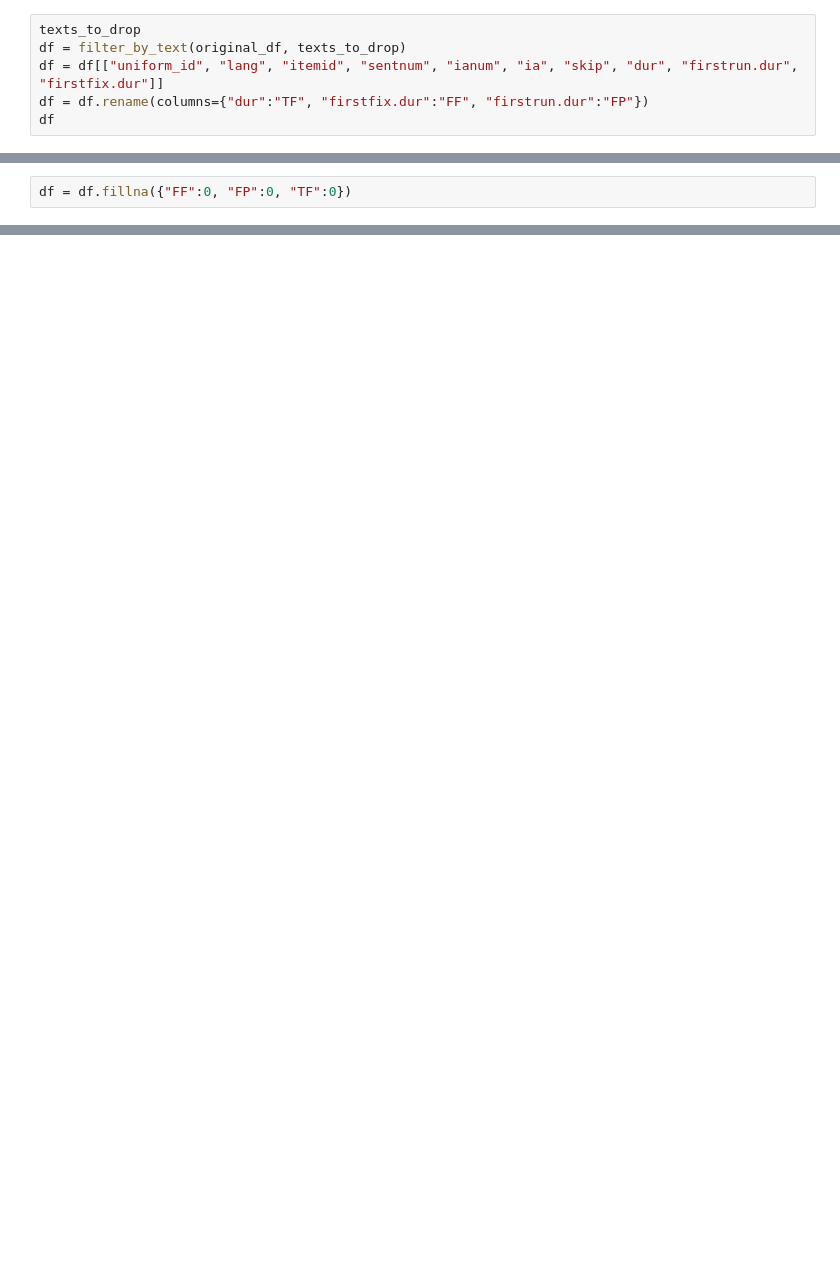
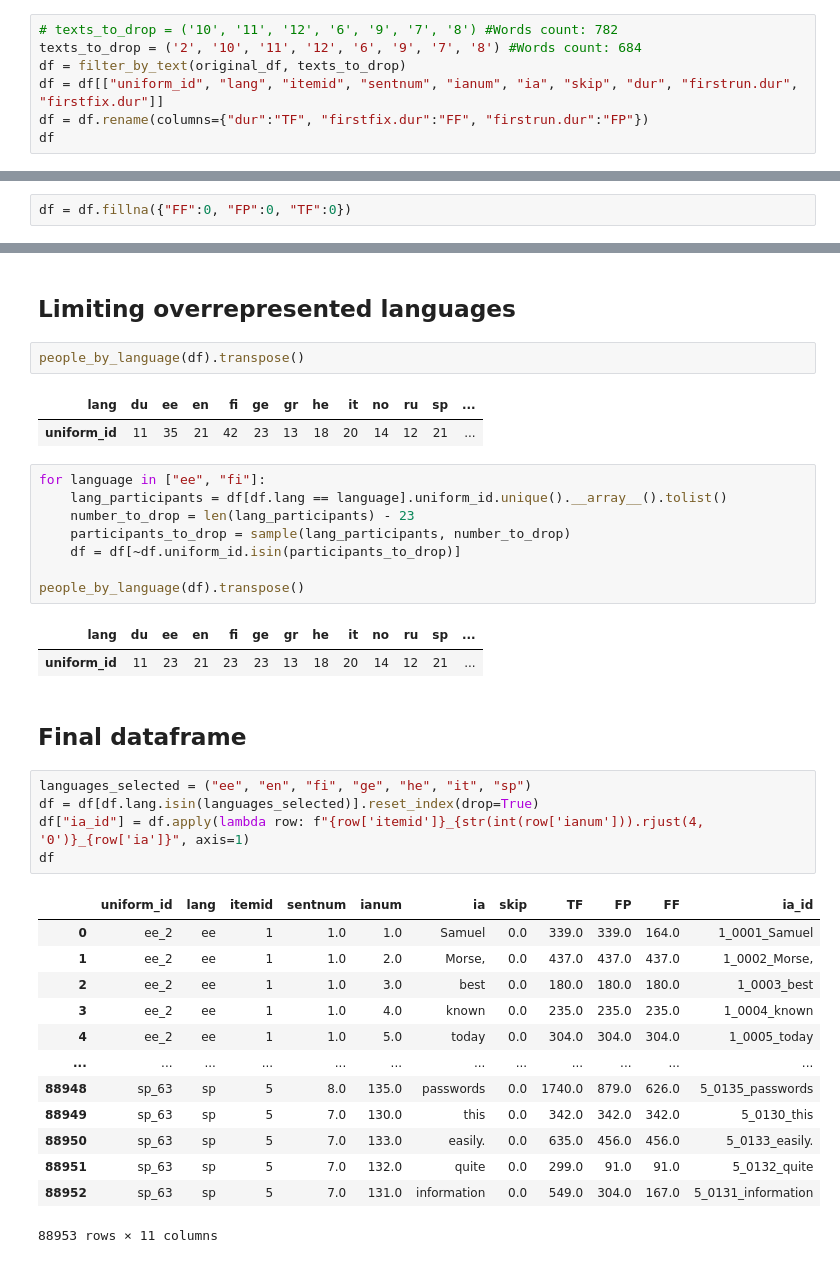
Before and after one commit to linaskerath/ANLP_project, a Jupyter notebook: scripts/data_preparation_new.ipynb, the cells around one changed output, grey strips where cells are left out. Drawn from its saved outputs; the diff is of its cells as text; blank space fills up the shorter version.

```diff
--- a/scripts/data_preparation_new.ipynb
+++ b/scripts/data_preparation_new.ipynb
@@ -242,7 +227,8 @@ Words count: 782
 # %% [markdown]
 ## Dataframe modification
 # %%
-texts_to_drop
+# texts_to_drop = ('10', '11', '12', '6', '9', '7', '8') #Words count: 782
+texts_to_drop = ('2', '10', '11', '12', '6', '9', '7', '8') #Words count: 684
 df = filter_by_text(original_df, texts_to_drop)
 df = df[["uniform_id", "lang", "itemid", "sentnum", "ianum", "ia", "skip", "dur", "firstrun.dur", "firstfix.dur"]]
 df = df.rename(columns={"dur":"TF", "firstfix.dur":"FF", "firstrun.dur":"FP"})
@@ -255,0 +260,39 @@ len(df[["itemid", "sentnum", "ianum"]].drop_duplicates()) # expected ~900 words
+# %% [markdown]
+## Limiting overrepresented languages
+# %%
+people_by_language(df).transpose()
+# %% [output]
+| lang | du | ee | en | fi | ge | gr | he | it | no | ru | sp | ... |
+| uniform_id | 11 | 35 | 21 | 42 | 23 | 13 | 18 | 20 | 14 | 12 | 21 | ... |
+# %%
+for language in ["ee", "fi"]:
+    lang_participants = df[df.lang == language].uniform_id.unique().__array__().tolist()
+    number_to_drop = len(lang_participants) - 23
+    participants_to_drop = sample(lang_participants, number_to_drop)
+    df = df[~df.uniform_id.isin(participants_to_drop)]
+
+people_by_language(df).transpose()
+# %% [output]
+| lang | du | ee | en | fi | ge | gr | he | it | no | ru | sp | ... |
+| uniform_id | 11 | 23 | 21 | 23 | 23 | 13 | 18 | 20 | 14 | 12 | 21 | ... |
+# %% [markdown]
+## Final dataframe
+# %%
+languages_selected = ("ee", "en", "fi", "ge", "he", "it", "sp")
+df = df[df.lang.isin(languages_selected)].reset_index(drop=True)
+df["ia_id"] = df.apply(lambda row: f"{row['itemid']}_{str(int(row['ianum'])).rjust(4, '0')}_{row['ia']}", axis=1)
+df
+# %% [output]
+|  | uniform_id | lang | itemid | sentnum | ianum | ia | skip | TF | FP | FF | ia_id |
+| 0 | ee_2 | ee | 1 | 1.0 | 1.0 | Samuel | 0.0 | 339.0 | 339.0 | 164.0 | 1_0001_Samuel |
+| 1 | ee_2 | ee | 1 | 1.0 | 2.0 | Morse, | 0.0 | 437.0 | 437.0 | 437.0 | 1_0002_Morse, |
+| 2 | ee_2 | ee | 1 | 1.0 | 3.0 | best | 0.0 | 180.0 | 180.0 | 180.0 | 1_0003_best |
+| 3 | ee_2 | ee | 1 | 1.0 | 4.0 | known | 0.0 | 235.0 | 235.0 | 235.0 | 1_0004_known |
+| 4 | ee_2 | ee | 1 | 1.0 | 5.0 | today | 0.0 | 304.0 | 304.0 | 304.0 | 1_0005_today |
+| ... | ... | ... | ... | ... | ... | ... | ... | ... | ... | ... | ... |
+| 88948 | sp_63 | sp | 5 | 8.0 | 135.0 | passwords | 0.0 | 1740.0 | 879.0 | 626.0 | 5_0135_passwords |
+| 88949 | sp_63 | sp | 5 | 7.0 | 130.0 | this | 0.0 | 342.0 | 342.0 | 342.0 | 5_0130_this |
+| 88950 | sp_63 | sp | 5 | 7.0 | 133.0 | easily. | 0.0 | 635.0 | 456.0 | 456.0 | 5_0133_easily. |
+| 88951 | sp_63 | sp | 5 | 7.0 | 132.0 | quite | 0.0 | 299.0 | 91.0 | 91.0 | 5_0132_quite |
+| 88952 | sp_63 | sp | 5 | 7.0 | 131.0 | information | 0.0 | 549.0 | 304.0 | 167.0 | 5_0131_information |
+88953 rows × 11 columns
```
Also changed, not shown: parts of 11 cells of this notebook, 2 other files.
